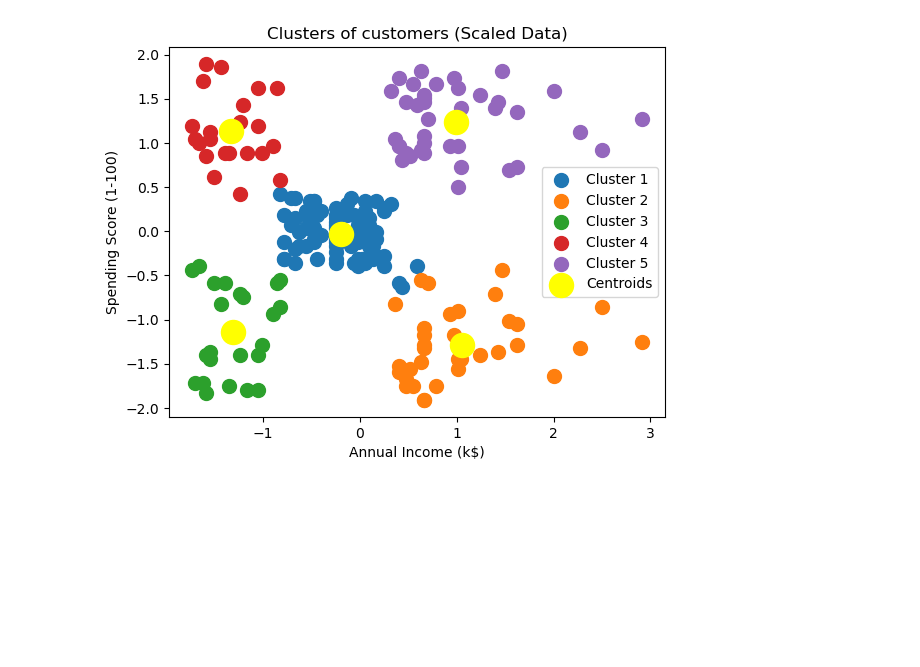
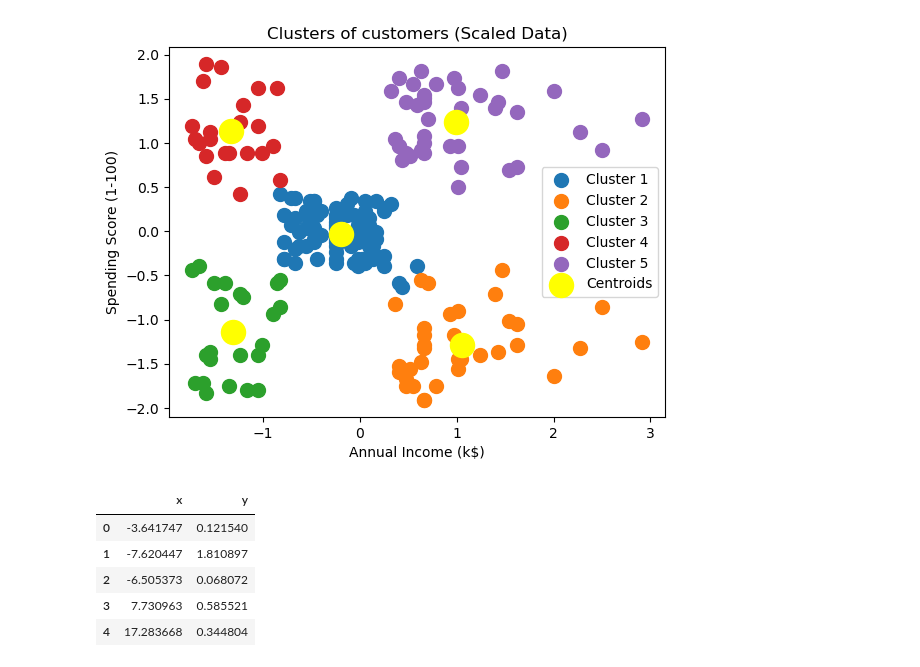
Before and after one commit to JoeyGideon/clustering-exercises, a Jupyter notebook: modeling.ipynb, the cells around one changed output. Drawn from its saved outputs; the diff is of its cells as text; code cells hidden in the pictures; blank space fills up the shorter version.

```diff
--- a/modeling.ipynb
+++ b/modeling.ipynb
@@ -241,0 +249,9 @@ visualize_clusters(X_scaled, y_kmeans_scaled, kmeans_scaled, 'Clusters of custom
+# %%
+df.head()
+# %% [output]
+|  | x | y |
+| 0 | -3.641747 | 0.121540 |
+| 1 | -7.620447 | 1.810897 |
+| 2 | -6.505373 | 0.068072 |
+| 3 | 7.730963 | 0.585521 |
+| 4 | 17.283668 | 0.344804 |
```
Also changed, not shown: parts of 4 cells of this notebook.
